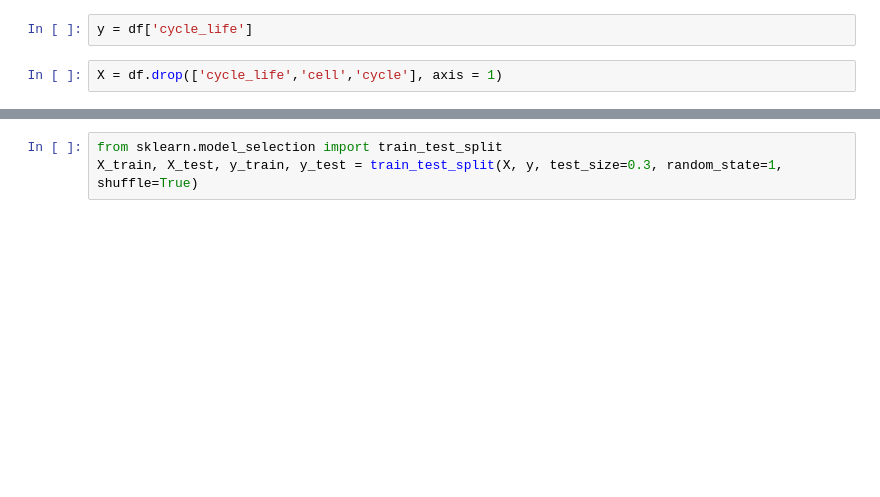
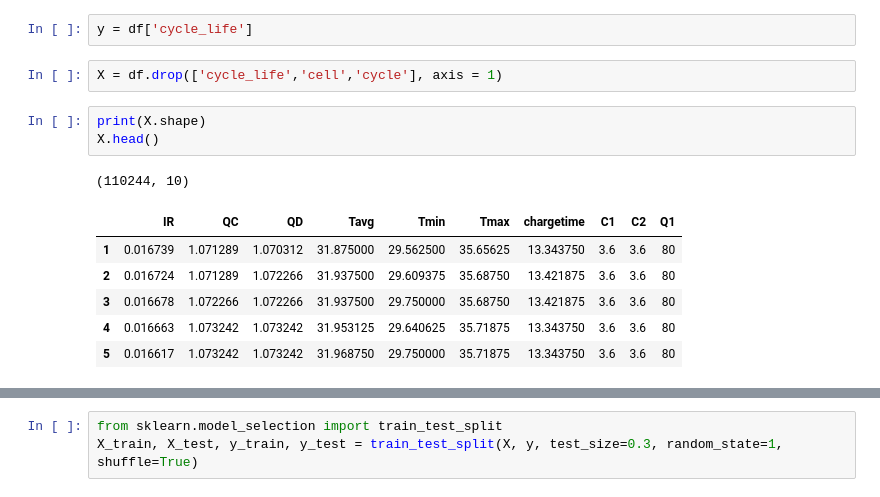
Before and after one commit to thamizhaiap/Predicting_battery_cycle_life, a Jupyter notebook: Model.ipynb, the cells around one changed output, grey strips where cells are left out. Drawn from its saved outputs; the diff is of its cells as text; blank space fills up the shorter version.

```diff
--- a/Model.ipynb
+++ b/Model.ipynb
@@ -46,3 +81,14 @@ df.shape
 y = df['cycle_life']
 # %%
 X = df.drop(['cycle_life','cell','cycle'], axis = 1)
+# %%
+print(X.shape)
+X.head()
+# %% [output]
+(110244, 10)
+|  | IR | QC | QD | Tavg | Tmin | Tmax | chargetime | C1 | C2 | Q1 |
+| 1 | 0.016739 | 1.071289 | 1.070312 | 31.875000 | 29.562500 | 35.65625 | 13.343750 | 3.6 | 3.6 | 80 |
+| 2 | 0.016724 | 1.071289 | 1.072266 | 31.937500 | 29.609375 | 35.68750 | 13.421875 | 3.6 | 3.6 | 80 |
+| 3 | 0.016678 | 1.072266 | 1.072266 | 31.937500 | 29.750000 | 35.68750 | 13.421875 | 3.6 | 3.6 | 80 |
+| 4 | 0.016663 | 1.073242 | 1.073242 | 31.953125 | 29.640625 | 35.71875 | 13.343750 | 3.6 | 3.6 | 80 |
+| 5 | 0.016617 | 1.073242 | 1.073242 | 31.968750 | 29.750000 | 35.71875 | 13.343750 | 3.6 | 3.6 | 80 |
```
Also changed, not shown: parts of 16 cells of this notebook, 9 other files.
